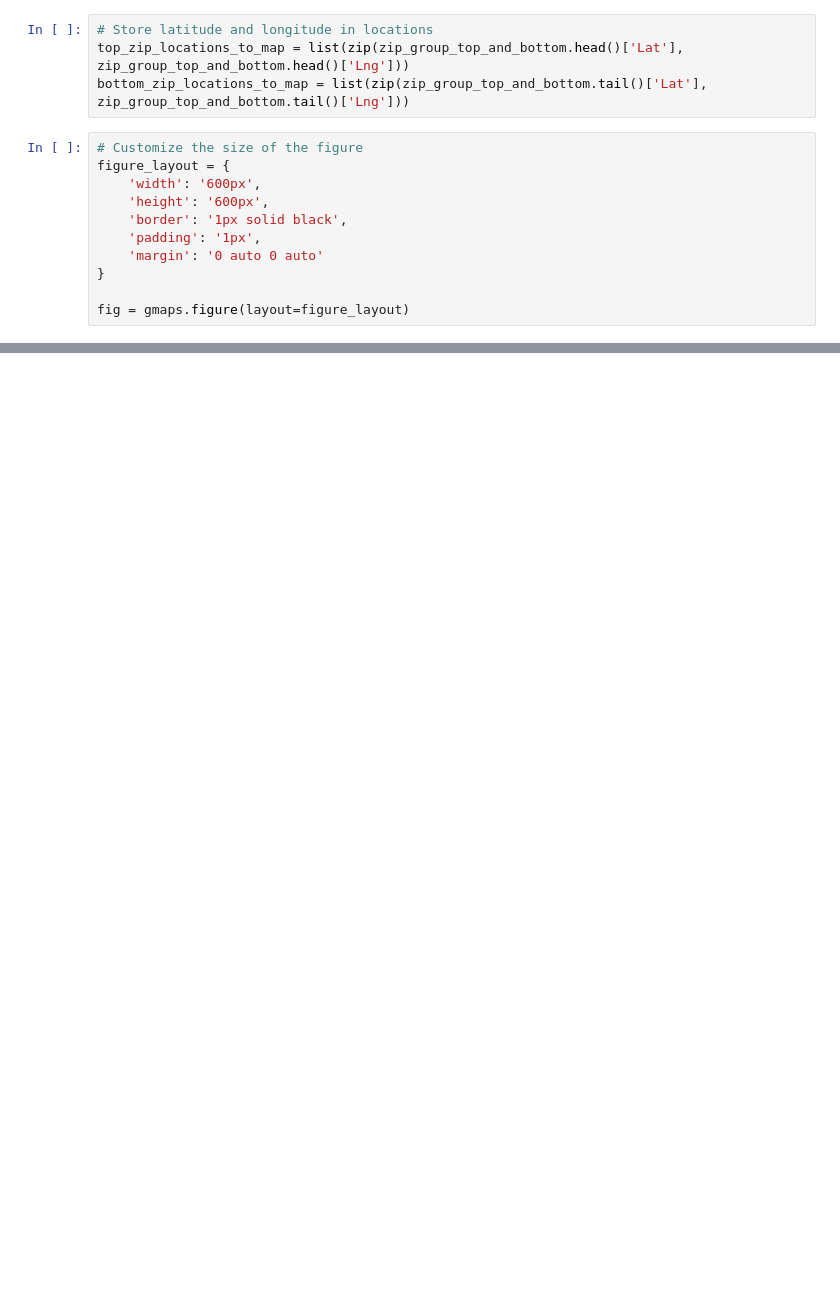
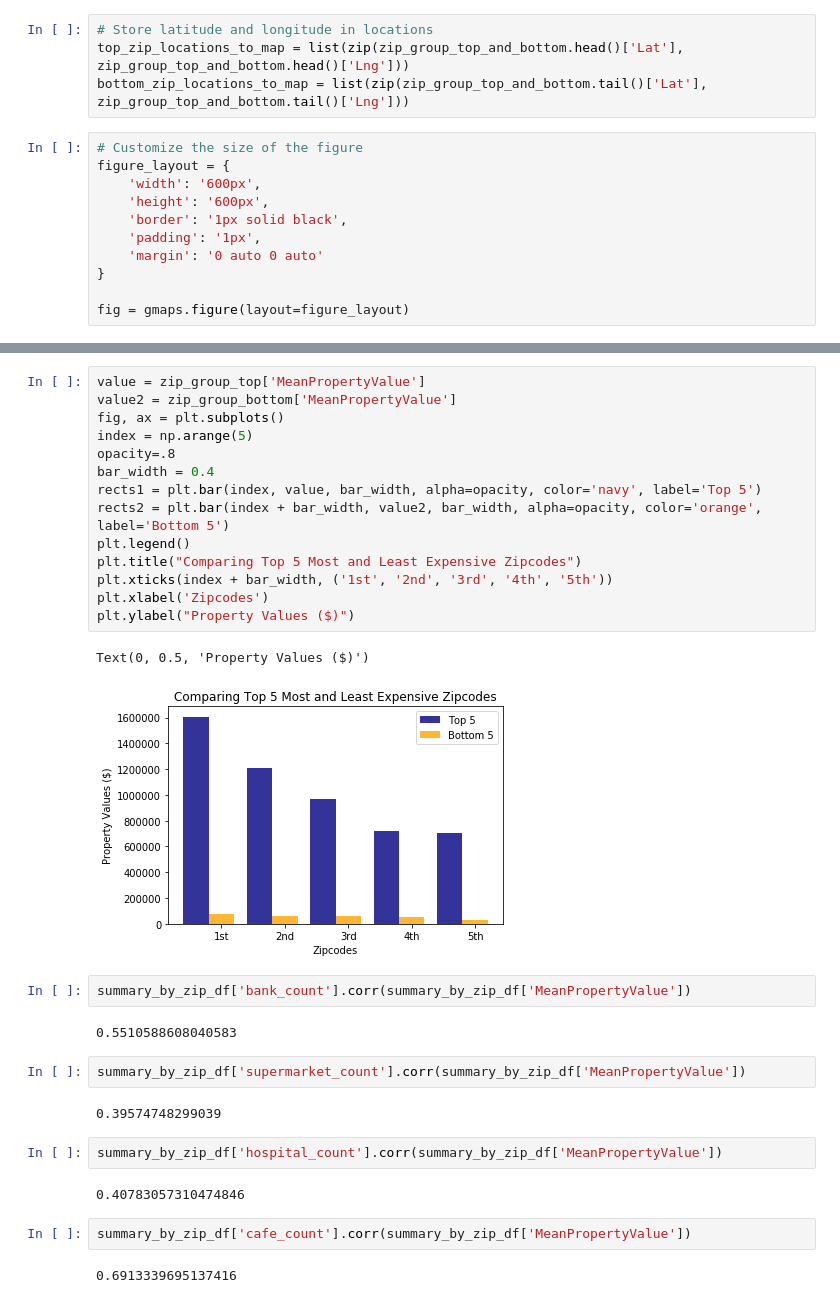
Before and after one commit to amy676767/Group_project, a Jupyter notebook: 2_visualize-property-values-and-businesses.ipynb, the cells around one changed output, grey strips where cells are left out. Drawn from its saved outputs; the diff is of its cells as text; blank space fills up the shorter version.

```diff
--- a/2_visualize-property-values-and-businesses.ipynb
+++ b/2_visualize-property-values-and-businesses.ipynb
@@ -77,0 +88,33 @@ fig
+# %%
+value = zip_group_top['MeanPropertyValue']
+value2 = zip_group_bottom['MeanPropertyValue']
+fig, ax = plt.subplots()
+index = np.arange(5)
+opacity=.8
+bar_width = 0.4
+rects1 = plt.bar(index, value, bar_width, alpha=opacity, color='navy', label='Top 5')
+rects2 = plt.bar(index + bar_width, value2, bar_width, alpha=opacity, color='orange', label='Bottom 5')
+plt.legend()
+plt.title("Comparing Top 5 Most and Least Expensive Zipcodes")
+plt.xticks(index + bar_width, ('1st', '2nd', '3rd', '4th', '5th'))
+plt.xlabel('Zipcodes')
+plt.ylabel("Property Values ($)")
+# %% [output]
+Text(0, 0.5, 'Property Values ($)')
+[figure, added]
+# %%
+summary_by_zip_df['bank_count'].corr(summary_by_zip_df['MeanPropertyValue'])
+# %% [output]
+0.5510588608040583
+# %%
+summary_by_zip_df['supermarket_count'].corr(summary_by_zip_df['MeanPropertyValue'])
+# %% [output]
+0.39574748299039
+# %%
+summary_by_zip_df['hospital_count'].corr(summary_by_zip_df['MeanPropertyValue'])
+# %% [output]
+0.40783057310474846
+# %%
+summary_by_zip_df['cafe_count'].corr(summary_by_zip_df['MeanPropertyValue'])
+# %% [output]
+0.6913339695137416
```
Also changed, not shown: parts of 7 cells of this notebook, 1 other file.
